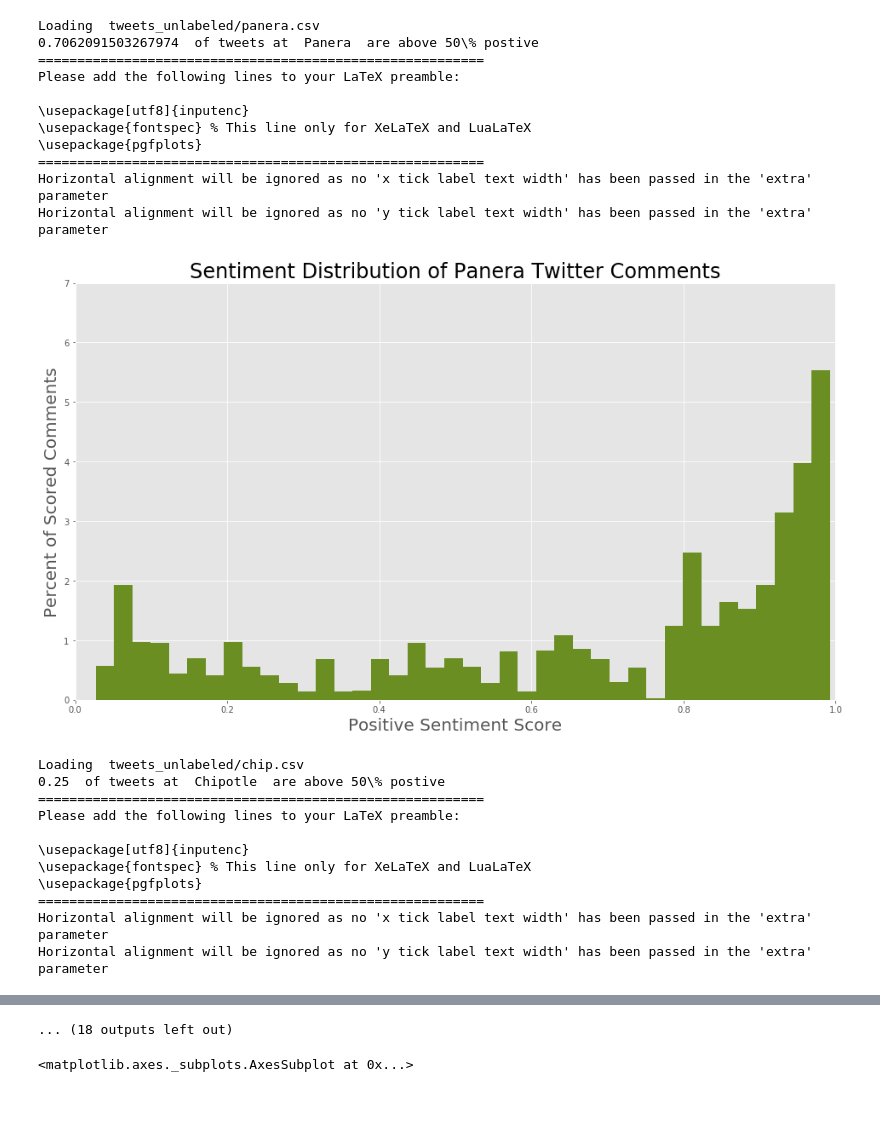
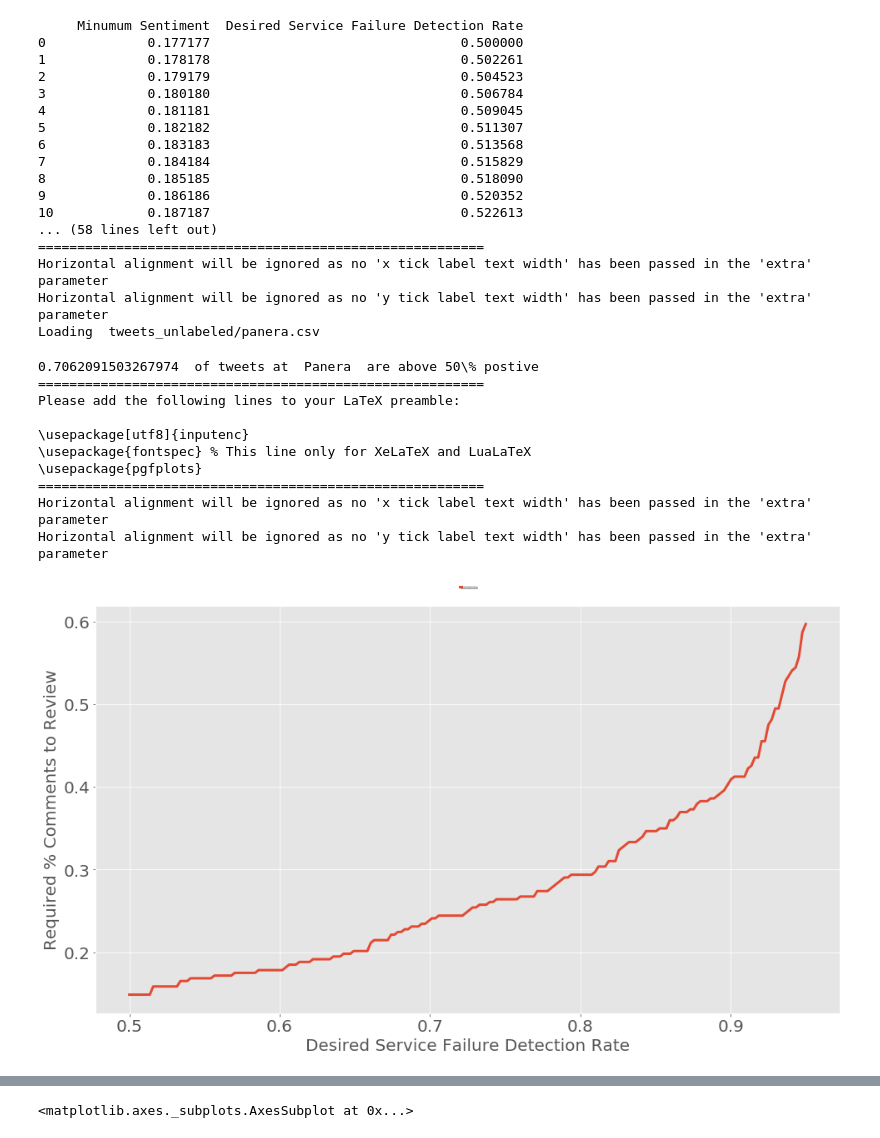
Before and after one commit to RichardLettich/Text-Analysis-Project, a Jupyter notebook: dummy.ipynb, the cells around one changed output, grey strips where cells are left out. Cells and saved outputs as stored; diff of their text form; code cells hidden in the pictures; blank space fills up the shorter version.

Commit message:
super cool graph

```diff
--- a/dummy.ipynb
+++ b/dummy.ipynb
@@ -384,7 +384,20 @@ def make_comparison():
         plt.savefig('tweet_histograms/' + j + '.png', format='png', dpi=300)
         tikz_save('tweet_histograms/' + j + '.tex',figureheight='4cm', figurewidth='6cm')
         plt.show()
+        df2 = pd.read_pickle("sent_v_service")
+        print(df2)
+        des = df2['Desired Service Failure Detection Rate']
+        perc_below = []
+        for se in df2['Minumum Sentiment']:
+                perc_below.append((sum(np.array(positiveonly) < se)) / float(len(positiveonly)))
+        df3 = pd.DataFrame({'Percent of Comments to Review':perc_below, 'Desired Service Failure Detection Rate':des})
 
+        df3.plot(fontsize=20, kind='line',y='Percent of Comments to Review',x='Desired Service Failure Detection Rate',figsize=(16, 9),linewidth=3.0)
+        plt.legend(loc='upper center', bbox_to_anchor=(0.5, 1.05), ncol=3, fancybox=True, shadow=True, fontsize=0)
+        plt.xlabel('Desired Service Failure Detection Rate',fontsize=20)
+        plt.ylabel('Required % Comments to Review',fontsize=20)
+        plt.savefig("senti_req_" +j +".png",format='png',dpi=300)
+        tikz_save('senti_req'+  j +'.tex',figureheight='4cm', figurewidth='6cm')
     cm = sns.palplot(sns.diverging_palette(10, 220, sep=80, n=7))
     styled_table = df.style.background_gradient(cmap=cm)
     imgkit.from_string(styled_table.render(), 'styled_table.png')
@@ -442,50 +455,55 @@ def test():
 
     mistake_list = count_errors(model, tokenized_data, sentence_list, emotion_list,X_test)
 
     graph_errors(mistake_list, emotion_list)
 
 df = make_comparison()
 # %% [output]
 hello
 Loading Data...
 Data Loaded
 negative
 Tokenizing...
 Tokenization Completed
 Existing Trained Model Found, Loading From Disk..
 Model Loaded
 Loading  tweets_unlabeled/out2.csv
 0.6402640264026402  of tweets at  Chick-fil-A  are above 50\% postive
 =========================================================
 Please add the following lines to your LaTeX preamble:
 
 \usepackage[utf8]{inputenc}
 \usepackage{fontspec} % This line only for XeLaTeX and LuaLaTeX
 \usepackage{pgfplots}
 =========================================================
 Horizontal alignment will be ignored as no 'x tick label text width' has been passed in the 'extra' parameter
 Horizontal alignment will be ignored as no 'y tick label text width' has been passed in the 'extra' parameter
 [figure]
-Loading  tweets_unlabeled/panera.csv
-0.7062091503267974  of tweets at  Panera  are above 50\% postive
-=========================================================
-Please add the following lines to your LaTeX preamble:
-
-\usepackage[utf8]{inputenc}
-\usepackage{fontspec} % This line only for XeLaTeX and LuaLaTeX
-\usepackage{pgfplots}
+     Minumum Sentiment  Desired Service Failure Detection Rate
+0             0.177177                                0.500000
+1             0.178178                                0.502261
+2             0.179179                                0.504523
+3             0.180180                                0.506784
+4             0.181181                                0.509045
+5             0.182182                                0.511307
+6             0.183183                                0.513568
+7             0.184184                                0.515829
+8             0.185185                                0.518090
+9             0.186186                                0.520352
+10            0.187187                                0.522613
+... (58 lines left out)
 =========================================================
 Horizontal alignment will be ignored as no 'x tick label text width' has been passed in the 'extra' parameter
 Horizontal alignment will be ignored as no 'y tick label text width' has been passed in the 'extra' parameter
+Loading  tweets_unlabeled/panera.csv
+0.7062091503267974  of tweets at  Panera  are above 50\% postive
+=========================================================
+Please add the following lines to your LaTeX preamble:
+
+\usepackage[utf8]{inputenc}
+\usepackage{fontspec} % This line only for XeLaTeX and LuaLaTeX
+\usepackage{pgfplots}
+=========================================================
+Horizontal alignment will be ignored as no 'x tick label text width' has been passed in the 'extra' parameter
+Horizontal alignment will be ignored as no 'y tick label text width' has been passed in the 'extra' parameter
-[figure, old version]
+[figure, new version]
-Loading  tweets_unlabeled/chip.csv
-0.25  of tweets at  Chipotle  are above 50\% postive
-=========================================================
-Please add the following lines to your LaTeX preamble:
-
-\usepackage[utf8]{inputenc}
-\usepackage{fontspec} % This line only for XeLaTeX and LuaLaTeX
-\usepackage{pgfplots}
-=========================================================
-Horizontal alignment will be ignored as no 'x tick label text width' has been passed in the 'extra' parameter
-Horizontal alignment will be ignored as no 'y tick label text width' has been passed in the 'extra' parameter
@@ -528,4 +528,3 @@ Horizontal alignment will be ignored as no 'y tick label text width' has been pa
-... (18 outputs left out)
 # %%
 # fig = plt.figure(figsize=(20,4))
 #sns.barplot(x = ProjectData['emotion'].unique(), y=ProjectData['emotion'].value_counts())
```
Also changed, not shown: parts of 1 cell of this notebook, 42 other files.
